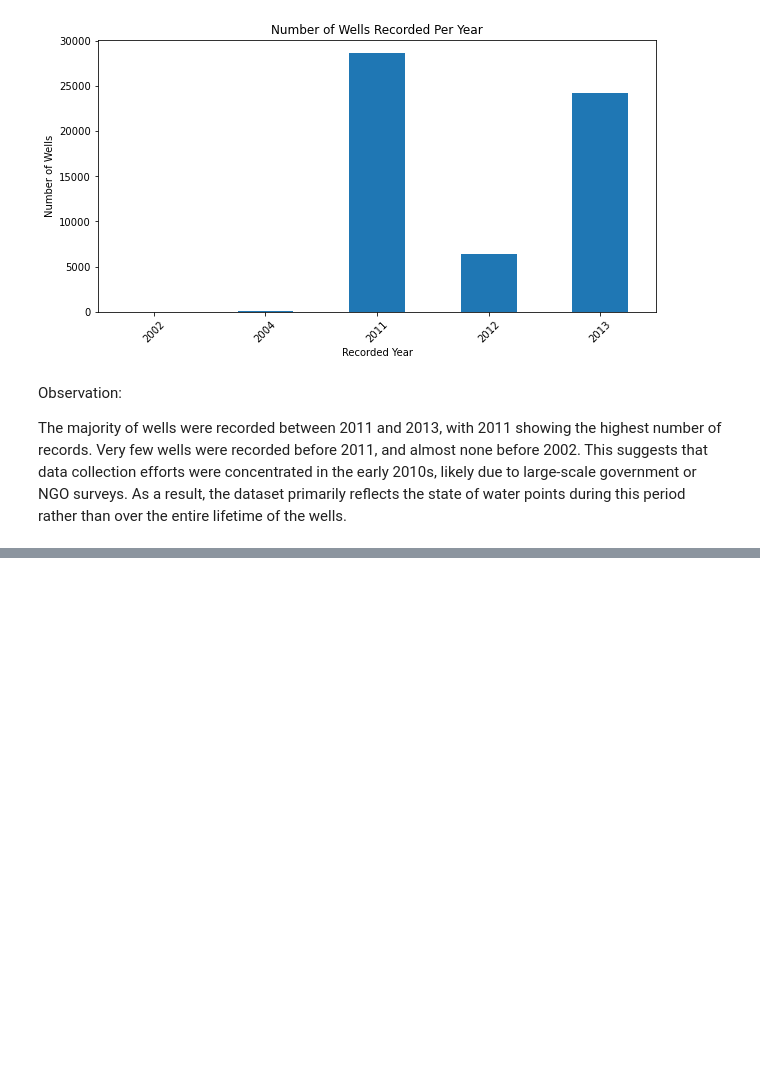
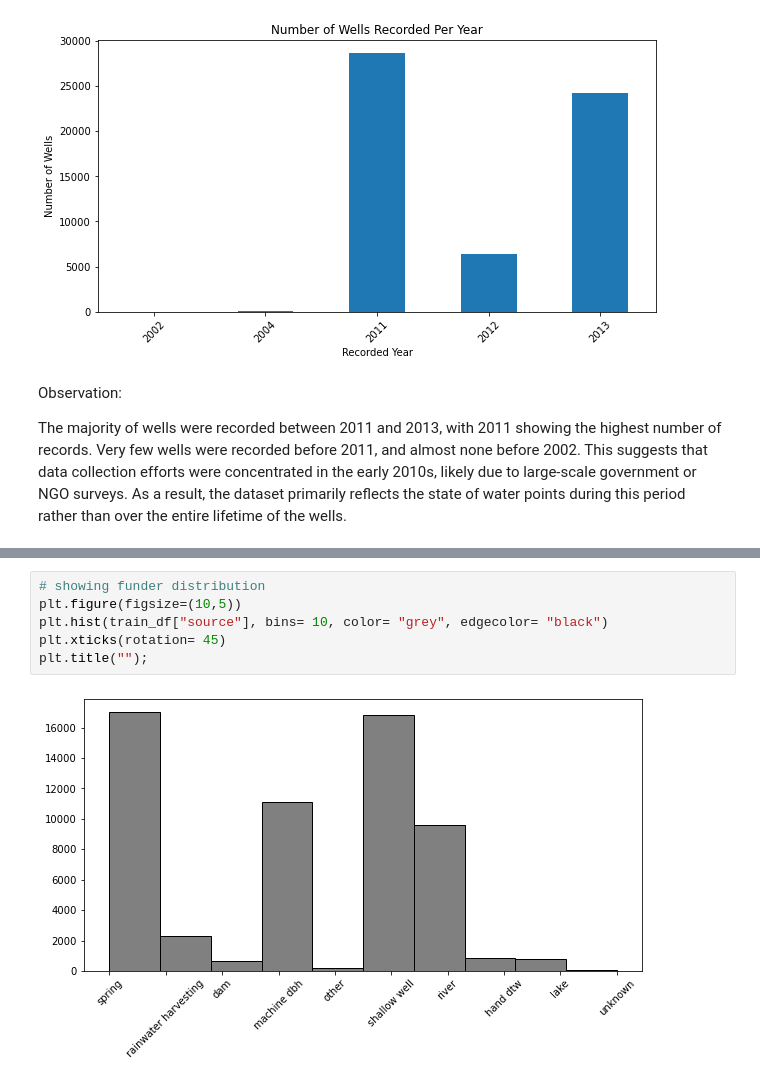
Before and after one commit to sharleneateyo/phase_3_project, a Jupyter notebook: notebook.ipynb, the cells around one changed output, grey strips where cells are left out. Drawn from its saved outputs; the diff is of its cells as text; blank space fills up the shorter version.

```diff
--- a/notebook.ipynb
+++ b/notebook.ipynb
@@ -1339,0 +1343,8 @@ plt.show()
+# %%
+# showing funder distribution
+plt.figure(figsize=(10,5))
+plt.hist(train_df["source"], bins= 10, color= "grey", edgecolor= "black")
+plt.xticks(rotation= 45)
+plt.title("");
+# %% [output]
+[figure, added]
```
Also changed, not shown: parts of 19 cells of this notebook.
